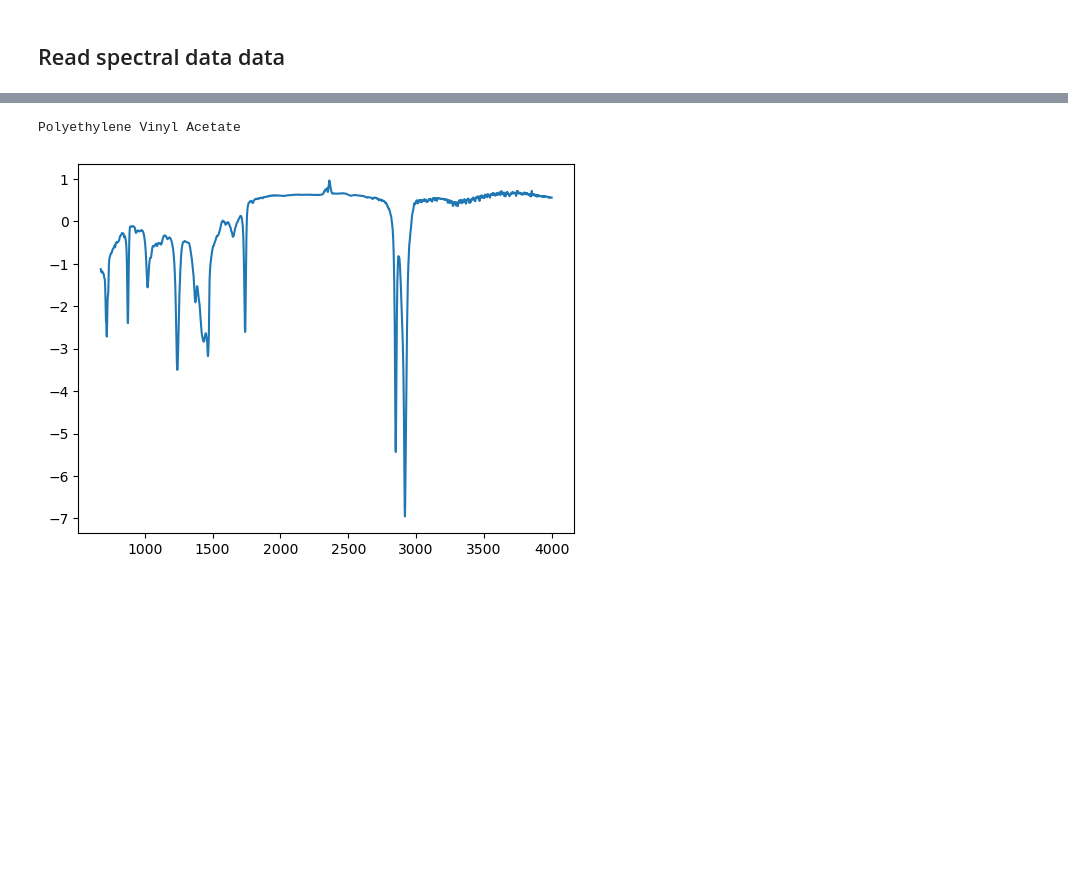
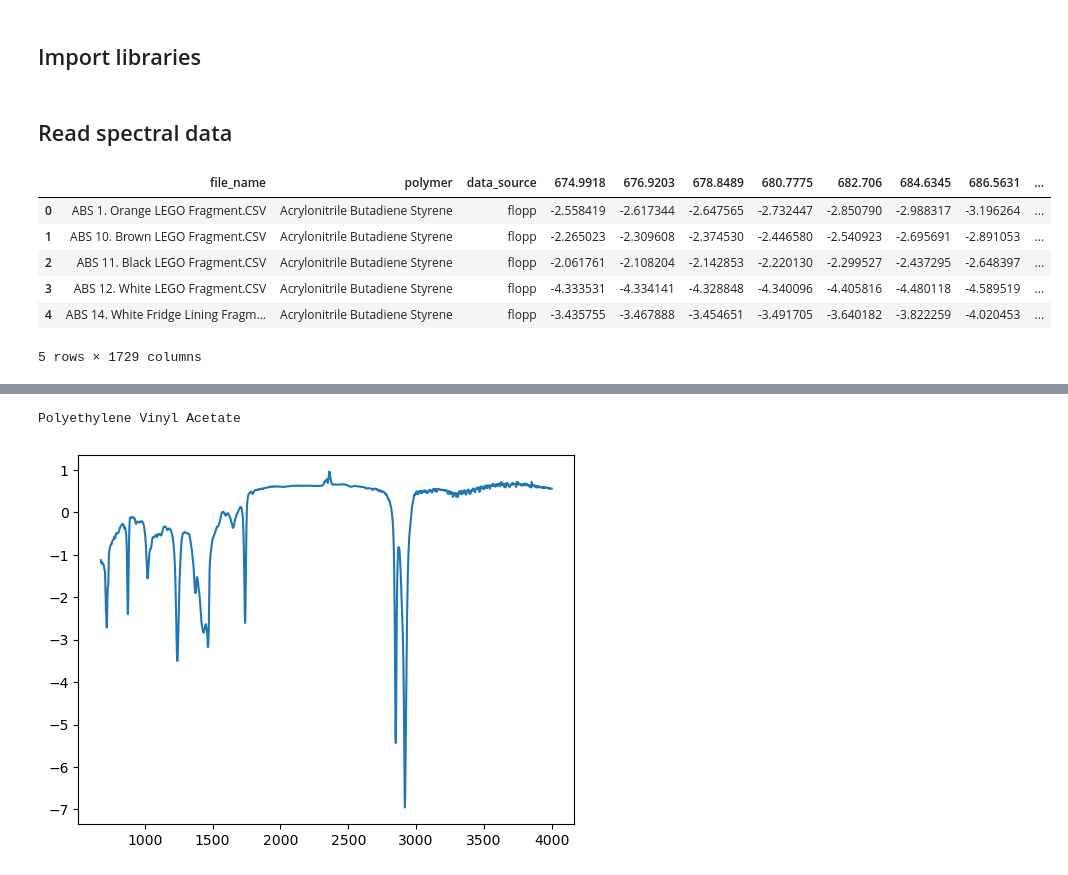
Before and after one commit to eochoarv/conformal-hqi, a Jupyter notebook: usage_example.ipynb, the cells around one changed output, grey strips where cells are left out. Cells and saved outputs as stored; diff of their text form; code cells hidden in the pictures; blank space fills up the shorter version.

```diff
--- a/usage_example.ipynb
+++ b/usage_example.ipynb
@@ -1,3 +1,5 @@
+# %% [markdown]
+## Import libraries
 # %%
 import numpy as np
 import pandas as pd
@@ -8,2 +9,2 @@ import matplotlib.pyplot as plt
 # %% [markdown]
-## Read spectral data data
+## Read spectral data
@@ -35,0 +11,13 @@ X_test = (X_test - X_test.mean(1)[:, None]) / X_test.std(1)[:, None]
+# %%
+# Read reference library
+reference_library = pd.read_csv('reference_library.csv')
+del reference_library['Unnamed: 0']
+reference_library.head()
+# %% [output]
+|  | file_name | polymer | data_source | 674.9918 | 676.9203 | 678.8489 | 680.7775 | 682.706 | 684.6345 | 686.5631 | ... |
+| 0 | ABS 1. Orange LEGO Fragment.CSV | Acrylonitrile Butadiene Styrene | flopp | -2.558419 | -2.617344 | -2.647565 | -2.732447 | -2.850790 | -2.988317 | -3.196264 | ... |
+| 1 | ABS 10. Brown LEGO Fragment.CSV | Acrylonitrile Butadiene Styrene | flopp | -2.265023 | -2.309608 | -2.374530 | -2.446580 | -2.540923 | -2.695691 | -2.891053 | ... |
+| 2 | ABS 11. Black LEGO Fragment.CSV | Acrylonitrile Butadiene Styrene | flopp | -2.061761 | -2.108204 | -2.142853 | -2.220130 | -2.299527 | -2.437295 | -2.648397 | ... |
+| 3 | ABS 12. White LEGO Fragment.CSV | Acrylonitrile Butadiene Styrene | flopp | -4.333531 | -4.334141 | -4.328848 | -4.340096 | -4.405816 | -4.480118 | -4.589519 | ... |
+| 4 | ABS 14. White Fridge Lining Fragm... | Acrylonitrile Butadiene Styrene | flopp | -3.435755 | -3.467888 | -3.454651 | -3.491705 | -3.640182 | -3.822259 | -4.020453 | ... |
+5 rows × 1729 columns
```
Also changed, not shown: parts of 16 cells of this notebook, 8 other files.
